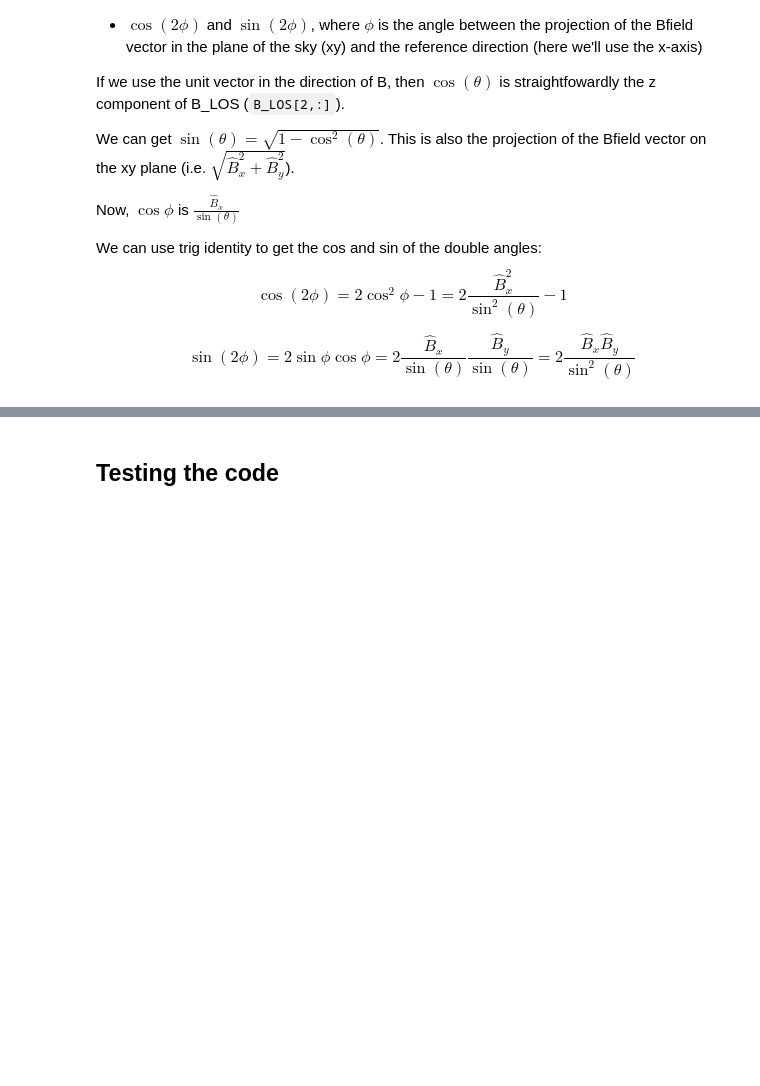
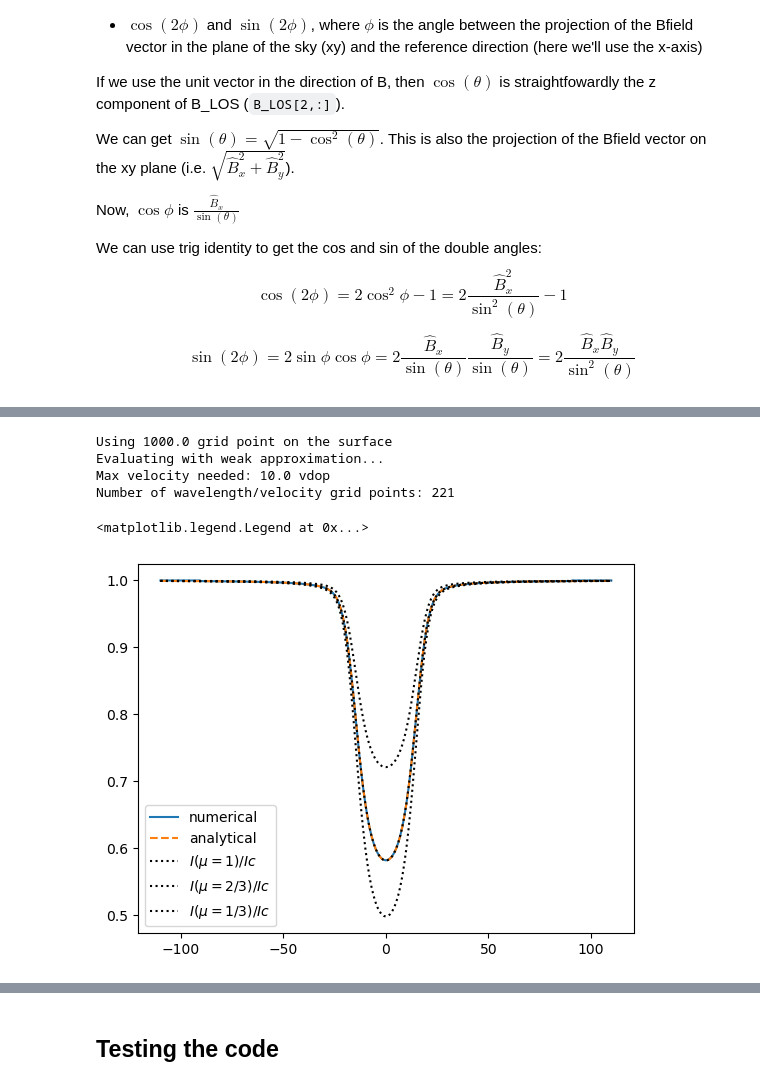
Before and after one commit to veropetit/pyRaven, a Jupyter notebook: diskint2_doc.ipynb, the cells around one changed output, grey strips where cells are left out. Drawn from its saved outputs; the diff is of its cells as text; code cells hidden in the pictures; blank space fills up the shorter version.

Commit message:
Update the disk int documentation with the analytical derivations

```diff
--- a/diskint2_doc.ipynb
+++ b/diskint2_doc.ipynb
@@ -325,0 +423,30 @@ $$\sin(2\phi) = 2\sin\phi\cos\phi = 2 \frac{\hat{B}_x}{\sin(\theta)} \frac{\hat{
+# %%
+param = rav.params.get_def_param_weak()
+param["general"]["vsini"]=0.0
+
+model_num = rav.diskint2.numerical(param,unno=False)
+
+phi = rav.profileI.voigt_fara(model_num["uo"], param["general"]["av"]).real/np.pi**0.5
+S1 = param["general"]["bnu"]
+kappa = 10**param["general"]["logkappa"]
+model_ana = (1+2/3*S1/(1+kappa*phi)) / (1+2/3*S1)
+
+def I_Ic(mu):
+    return( (1+mu*S1/(1+kappa*phi)) / (1+mu*S1) )
+
+fig, ax = plt.subplots(1,1)
+ax.plot(model_num['vel'], model_num['flux'], label='numerical')
+ax.plot(model_num['vel'], model_ana, ls='--', label='analytical')
+ax.plot(model_num['vel'], I_Ic(1.0), ls='dotted', c='k', label=r'$I(\mu=1)/Ic$')
+ax.plot(model_num['vel'], I_Ic(2/3), ls='dotted', c='k', label=r'$I(\mu=2/3)/Ic$')
+ax.plot(model_num['vel'], I_Ic(1/3), ls='dotted', c='k', label=r'$I(\mu=1/3)/Ic$')
+
+
+ax.legend(loc=0)
+# %% [output]
+Using 1000.0 grid point on the surface
+Evaluating with weak approximation...
+Max velocity needed: 10.0 vdop
+Number of wavelength/velocity grid points: 221
+<matplotlib.legend.Legend at 0x...>
+[figure, added]
```
Also changed, not shown: parts of 20 cells of this notebook, 1 other file.
